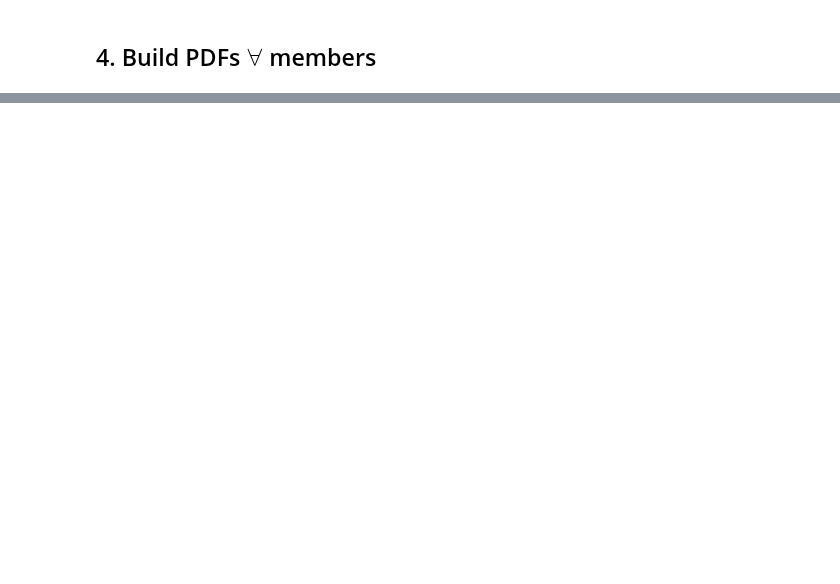
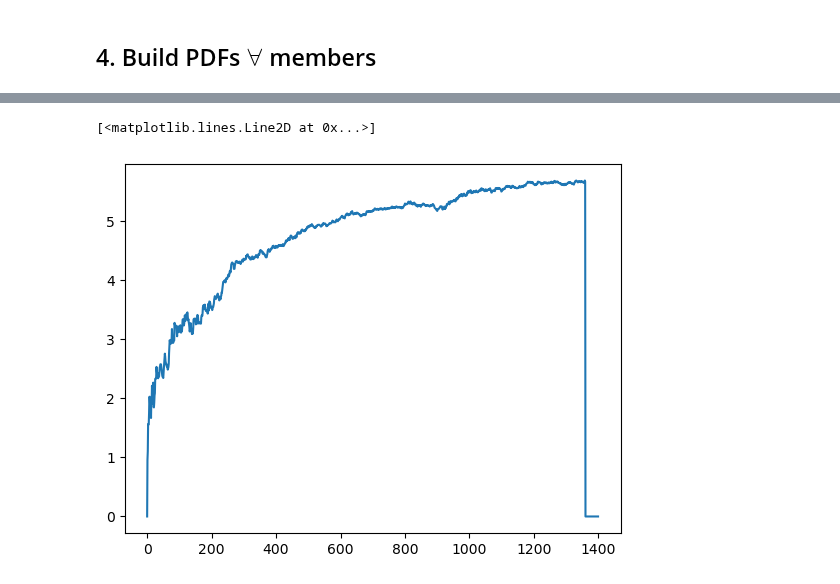
Before and after one commit to OceanParcels/NEMO_Ensemble_Lagrangian_Analysis, a Jupyter notebook: notebooks/08.XXX.ipynb, the cells around one changed output, grey strips where cells are left out. Drawn from its saved outputs; the diff is of its cells as text; code cells hidden in the pictures; blank space fills up the shorter version.

```diff
--- a/notebooks/08.XXX.ipynb
+++ b/notebooks/08.XXX.ipynb
@@ -680,0 +279,24 @@ Text(0, 0.5, 'Mutual information (nats)')
+# %%
+def entropy(Pdf):
+    Pdf = Pdf / np.nansum(Pdf)  # Normalize Pdf to sum to 1, ignoring NaNs
+    # Replace zeros with a very small number to avoid log(0)
+    Pdf_safe = np.where(Pdf > 0, Pdf, np.finfo(float).eps)
+    return -np.nansum(Pdf_safe * np.log(Pdf_safe))
+
+def kullback_leibler(P, Q):
+    P = P / np.nansum(P)  # Normalize P to sum to 1, ignoring NaNs
+    Q = Q / np.nansum(Q)  # Normalize Q to sum to 1, ignoring NaNs
+    # Replace zeros in P and Q with a very small number to avoid division by zero and log(0)
+    P_safe = np.where(P > 0, P, np.finfo(float).eps)
+    Q_safe = np.where(Q > 0, Q, np.finfo(float).eps)
+    return np.nansum(P_safe * np.log(P_safe / Q_safe))
+# %%
+ent_pset_members = np.zeros((probability.shape[1]))
+
+for i in range(0, probability.shape[1]):
+    ent_pset_members[i] = entropy(probability[:, i])
+# %%
+plt.plot(ent_pset_members)
+# %% [output]
+[<matplotlib.lines.Line2D at 0x...>]
+[figure, added]
```
Also changed, not shown: parts of 61 cells of this notebook, 4 other files.
